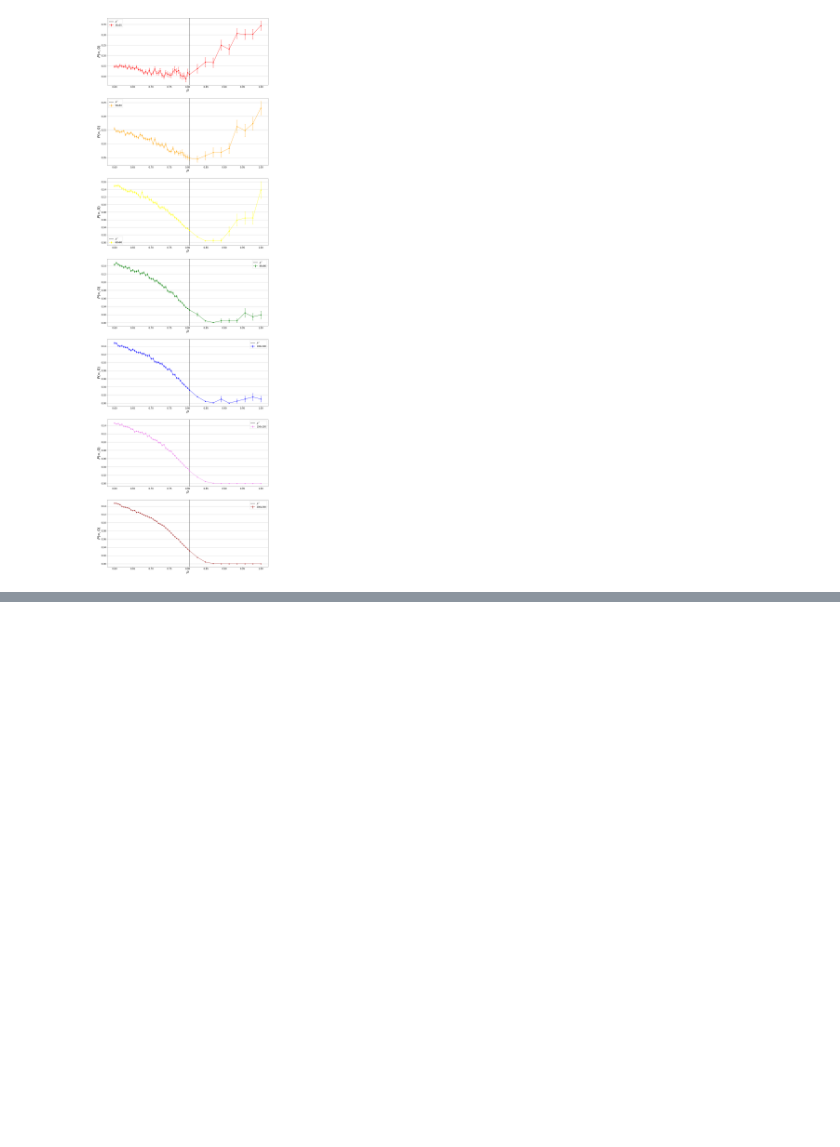
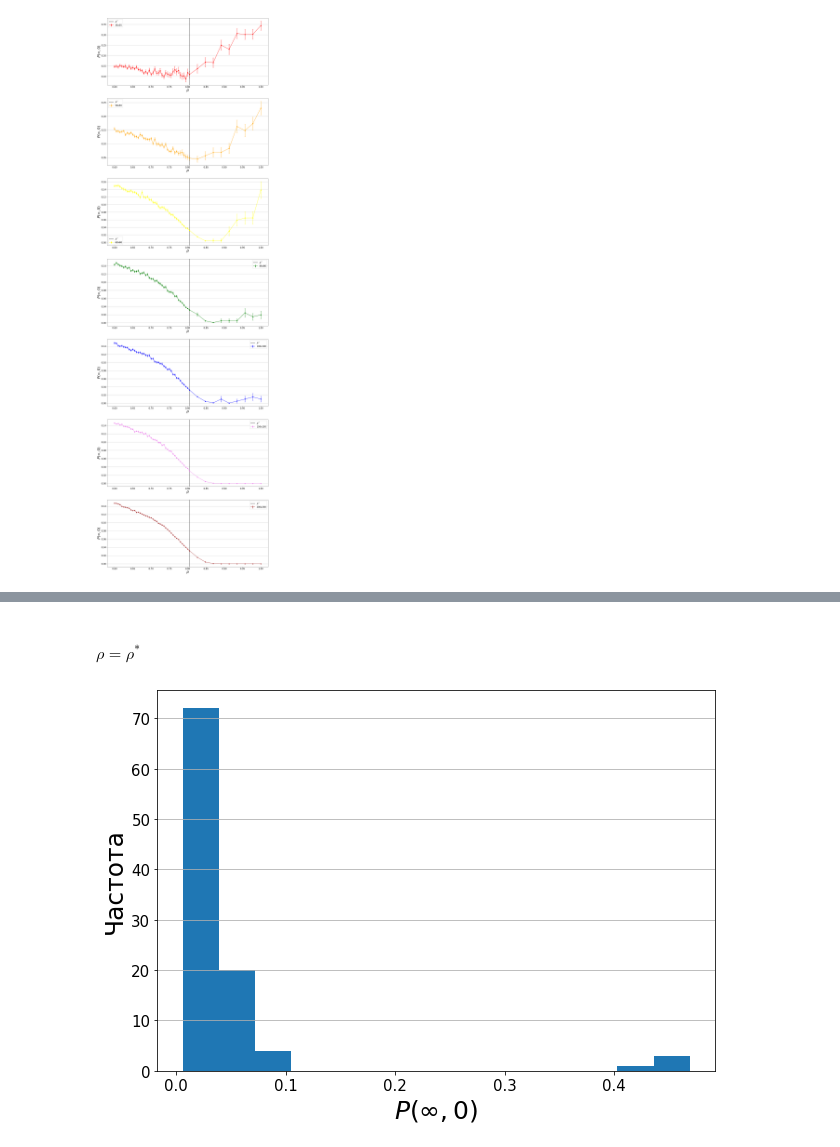
Before and after one commit to bu147/spatial-games-square-grid, a Jupyter notebook: Persistence_main.ipynb, the cells around one changed output, grey strips where cells are left out. Drawn from its saved outputs; the diff is of its cells as text; code cells hidden in the pictures; blank space fills up the shorter version.

```diff
--- a/Persistence_main.ipynb
+++ b/Persistence_main.ipynb
@@ -192,0 +225,6 @@ for s in range(ls):
+# %% [markdown]
+#### $\rho = \rho^*$
+# %%
+make_hyst(copyl[1, :, 41], 14)
+# %% [output]
+[figure, added]
```
Also changed, not shown: parts of 22 cells of this notebook.
